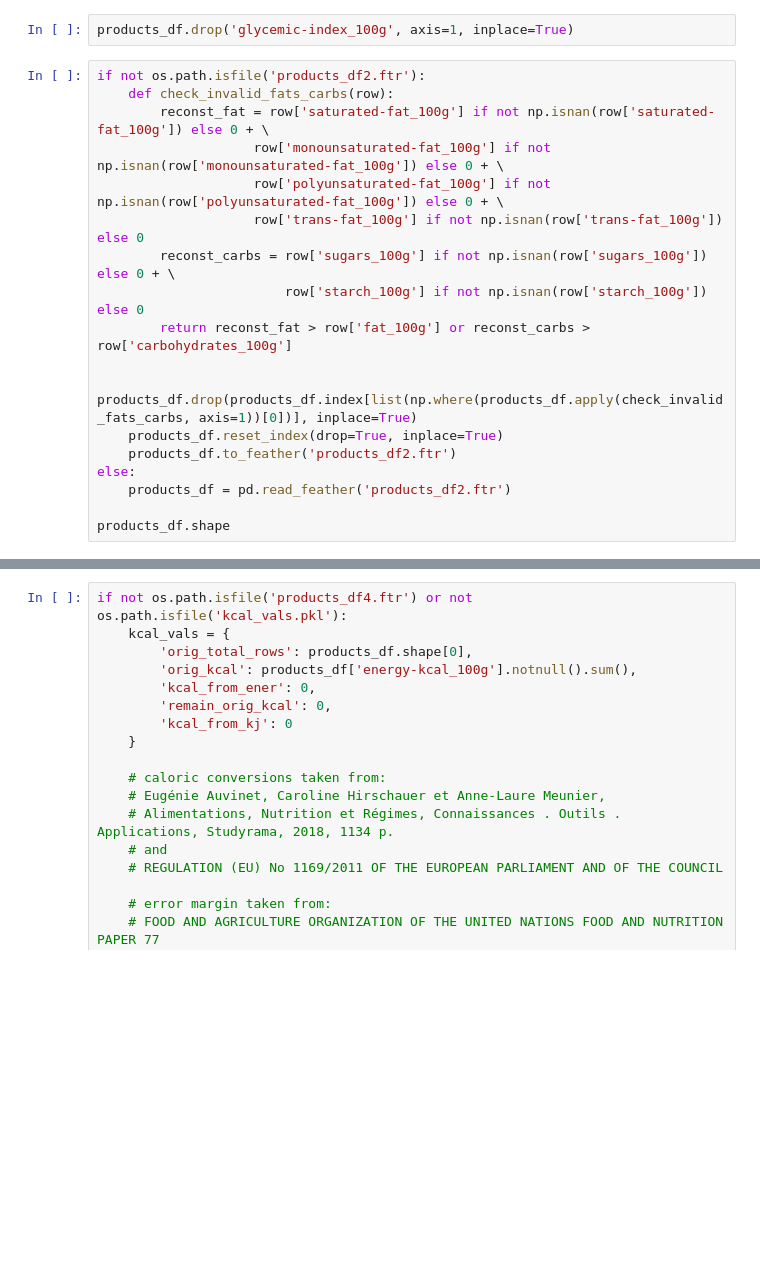
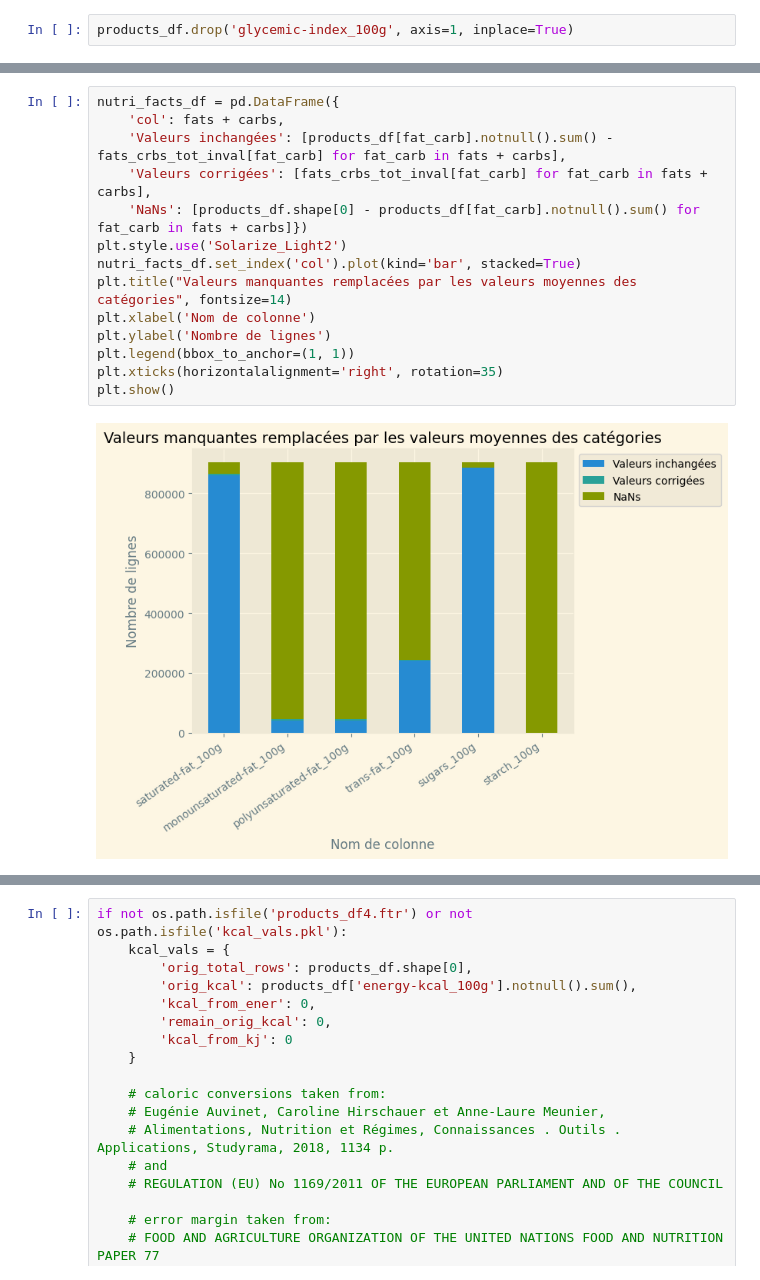
Before and after one commit to gabrielhermel/OC_DS_P3, a Jupyter notebook: Hermel_Gabriel_1_notebook_nettoyage_092022.ipynb, the cells around one changed output, grey strips where cells are left out. Cells and saved outputs as stored; diff of their text form; blank space fills up the shorter version.

Commit message:
fixed invalid fat/carb constituents instead of dropping

```diff
--- a/Hermel_Gabriel_1_notebook_nettoyage_092022.ipynb
+++ b/Hermel_Gabriel_1_notebook_nettoyage_092022.ipynb
@@ -141,20 +141,2 @@ memory usage: 179.5+ MB
 # %%
 products_df.drop('glycemic-index_100g', axis=1, inplace=True)
-# %%
-if not os.path.isfile('products_df2.ftr'):
-    def check_invalid_fats_carbs(row):
-        reconst_fat = row['saturated-fat_100g'] if not np.isnan(row['saturated-fat_100g']) else 0 + \
-                    row['monounsaturated-fat_100g'] if not np.isnan(row['monounsaturated-fat_100g']) else 0 + \
-                    row['polyunsaturated-fat_100g'] if not np.isnan(row['polyunsaturated-fat_100g']) else 0 + \
-                    row['trans-fat_100g'] if not np.isnan(row['trans-fat_100g']) else 0
-        reconst_carbs = row['sugars_100g'] if not np.isnan(row['sugars_100g']) else 0 + \
-                        row['starch_100g'] if not np.isnan(row['starch_100g']) else 0
-        return reconst_fat > row['fat_100g'] or reconst_carbs > row['carbohydrates_100g']
-
-    products_df.drop(products_df.index[list(np.where(products_df.apply(check_invalid_fats_carbs, axis=1))[0])], inplace=True)
-    products_df.reset_index(drop=True, inplace=True)
-    products_df.to_feather('products_df2.ftr')
-else:
-    products_df = pd.read_feather('products_df2.ftr')
-
-products_df.shape
@@ -163,2 +184,18 @@ products_df.shape
+# %%
+nutri_facts_df = pd.DataFrame({
+    'col': fats + carbs,
+    'Valeurs inchangées': [products_df[fat_carb].notnull().sum() - fats_crbs_tot_inval[fat_carb] for fat_carb in fats + carbs],
+    'Valeurs corrigées': [fats_crbs_tot_inval[fat_carb] for fat_carb in fats + carbs],
+    'NaNs': [products_df.shape[0] - products_df[fat_carb].notnull().sum() for fat_carb in fats + carbs]})
+plt.style.use('Solarize_Light2')
+nutri_facts_df.set_index('col').plot(kind='bar', stacked=True)
+plt.title("Valeurs manquantes remplacées par les valeurs moyennes des catégories", fontsize=14)
+plt.xlabel('Nom de colonne')
+plt.ylabel('Nombre de lignes')
+plt.legend(bbox_to_anchor=(1, 1))
+plt.xticks(horizontalalignment='right', rotation=35)
+plt.show()
+# %% [output]
+[figure, added]
 # %%
 old_kj_nans = old_kcal_nans = old_ener_nans = new_kj_nans = new_kcal_nans = new_ener_nans = 0
```
Also changed, not shown: parts of 8 cells of this notebook.
